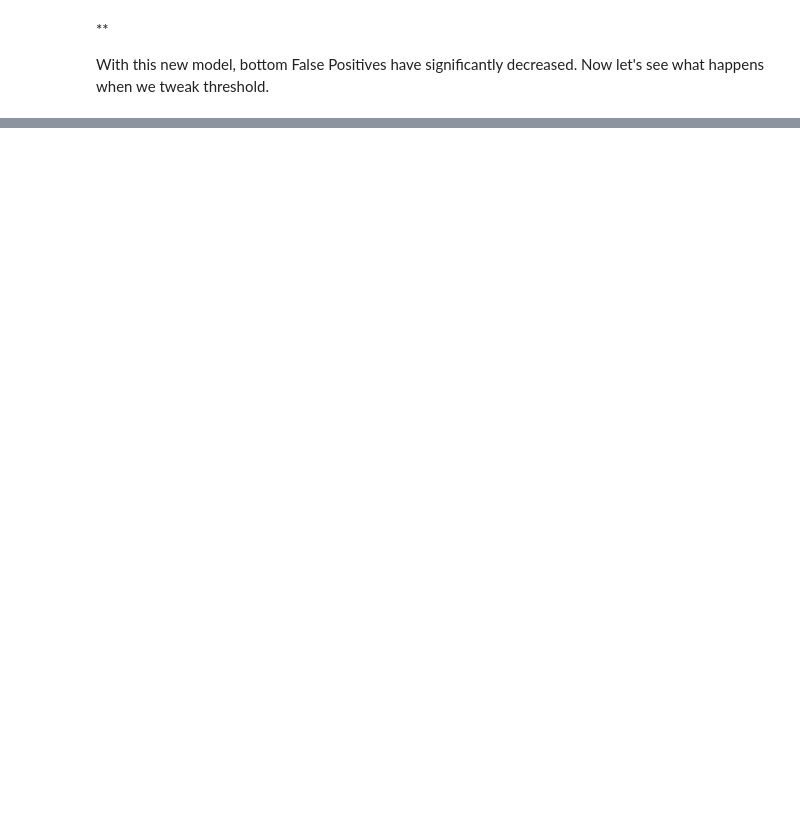
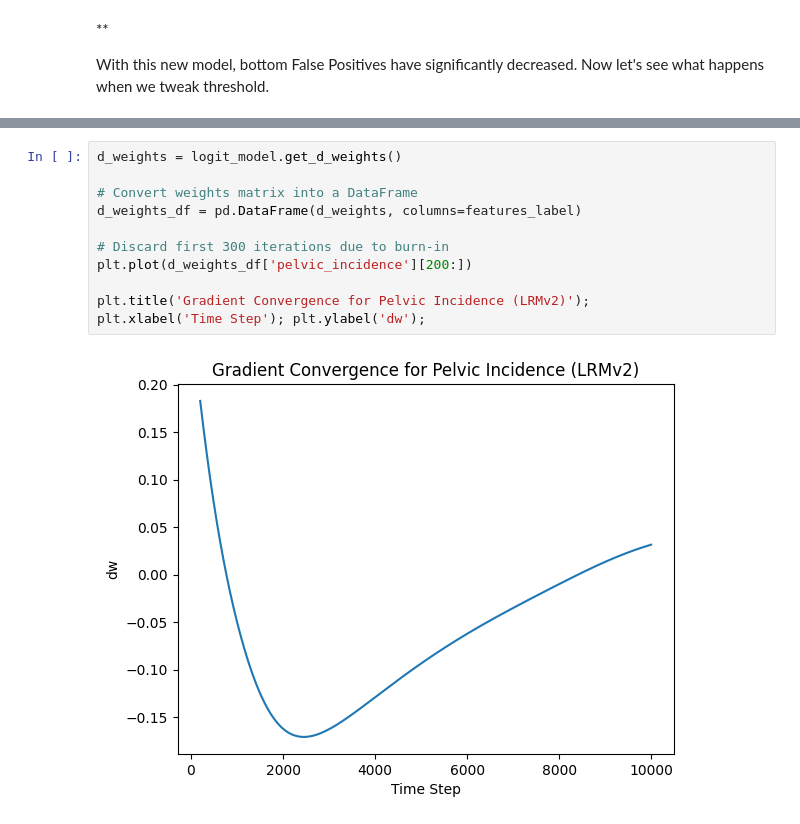
Before and after one commit to maxc22123/orthopaedic-hackathon, a Jupyter notebook: hackathon-solution.ipynb, the cells around one changed output, grey strips where cells are left out. Saved outputs shown, nothing was run; the diff lists cells and outputs as text; blank space fills up the shorter version.

```diff
--- a/hackathon-solution.ipynb
+++ b/hackathon-solution.ipynb
@@ -343,0 +370,13 @@ plt.show()
+# %%
+d_weights = logit_model.get_d_weights()
+
+# Convert weights matrix into a DataFrame
+d_weights_df = pd.DataFrame(d_weights, columns=features_label)
+
+# Discard first 300 iterations due to burn-in
+plt.plot(d_weights_df['pelvic_incidence'][200:])
+
+plt.title('Gradient Convergence for Pelvic Incidence (LRMv2)');
+plt.xlabel('Time Step'); plt.ylabel('dw');
+# %% [output]
+[figure, added]
```
Also changed, not shown: parts of 14 cells of this notebook, 3 other files.
